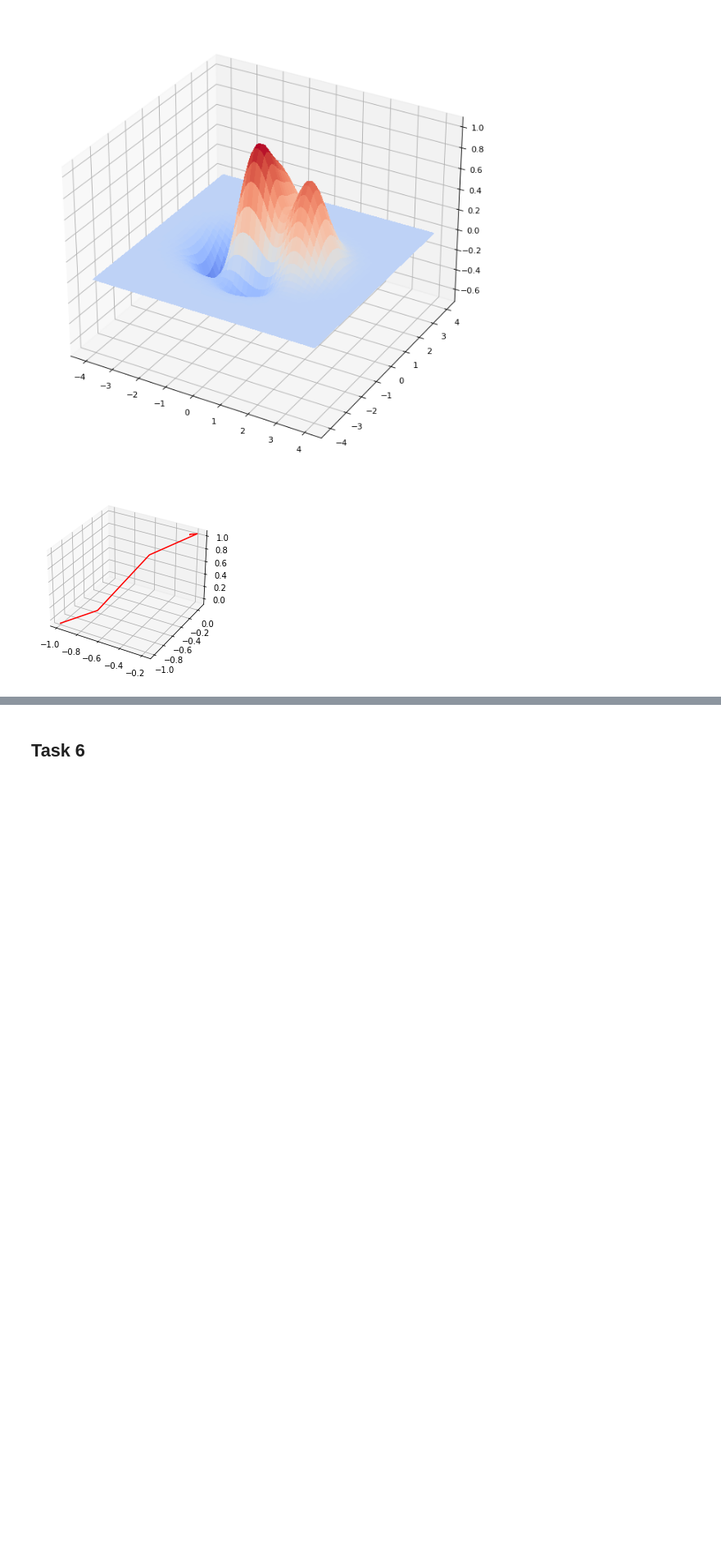
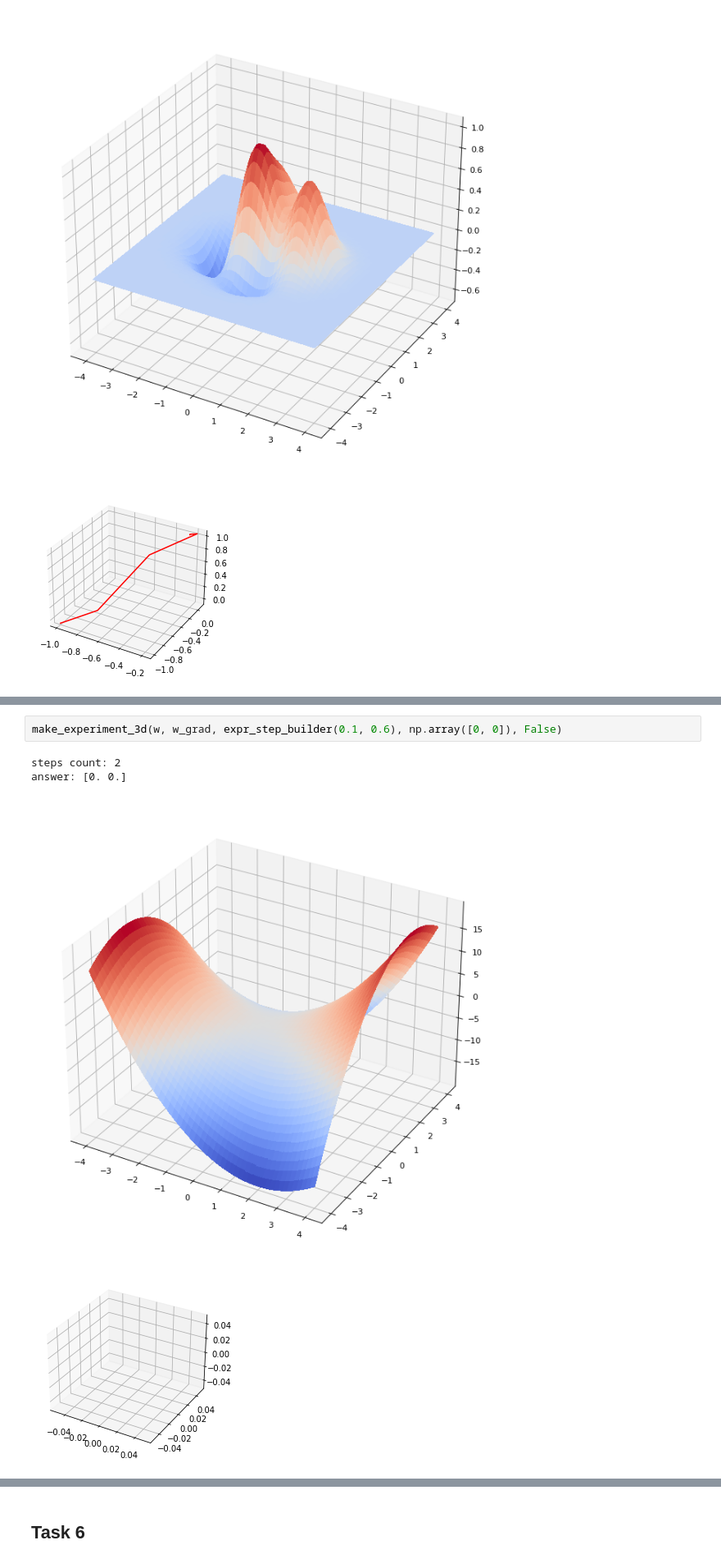
Before and after one commit to IvanMaslov/MethOptLab1, a Jupyter notebook: 01_gradient.ipynb, the cells around one changed output, grey strips where cells are left out. Shown at 82% size. Saved outputs shown, nothing was run; the diff lists cells and outputs as text; blank space fills up the shorter version.

```diff
--- a/01_gradient.ipynb
+++ b/01_gradient.ipynb
@@ -313,0 +332,7 @@ answer: [-2.20042988e-01  1.88583825e-05]
+# %%
+make_experiment_3d(w, w_grad, expr_step_builder(0.1, 0.6), np.array([0, 0]), False)
+# %% [output]
+steps count: 2
+answer: [0. 0.]
+[figure, added]
+[figure, added]
```
Also changed, not shown: parts of 10 cells of this notebook, 1 other file.
